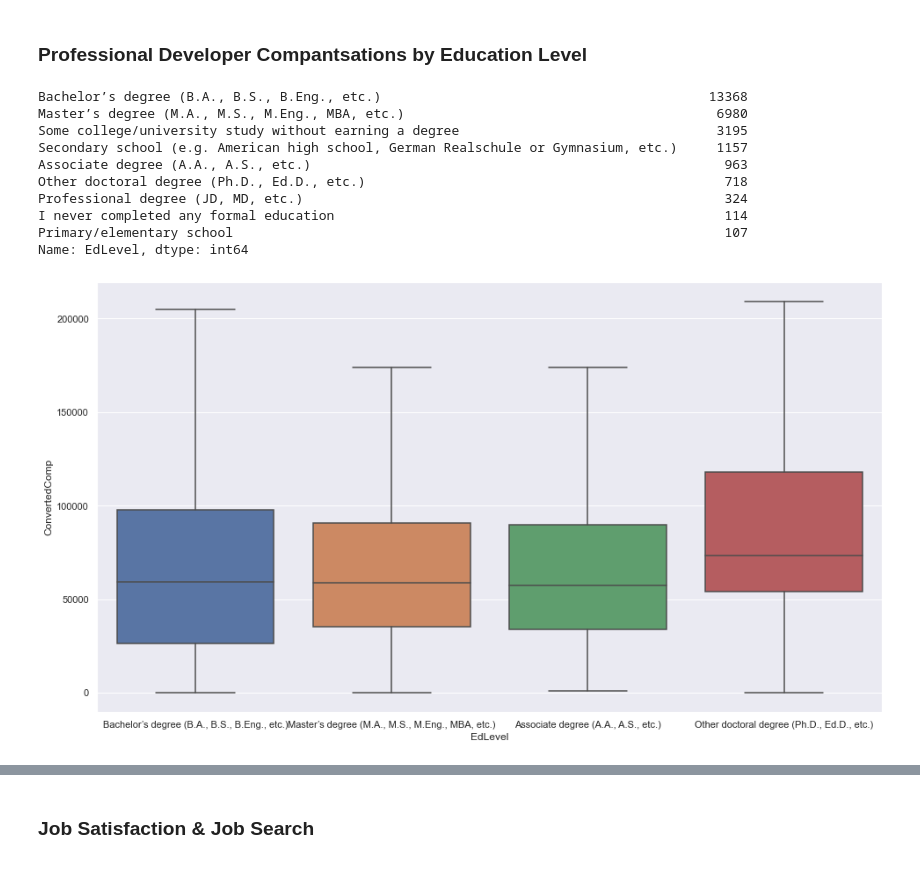
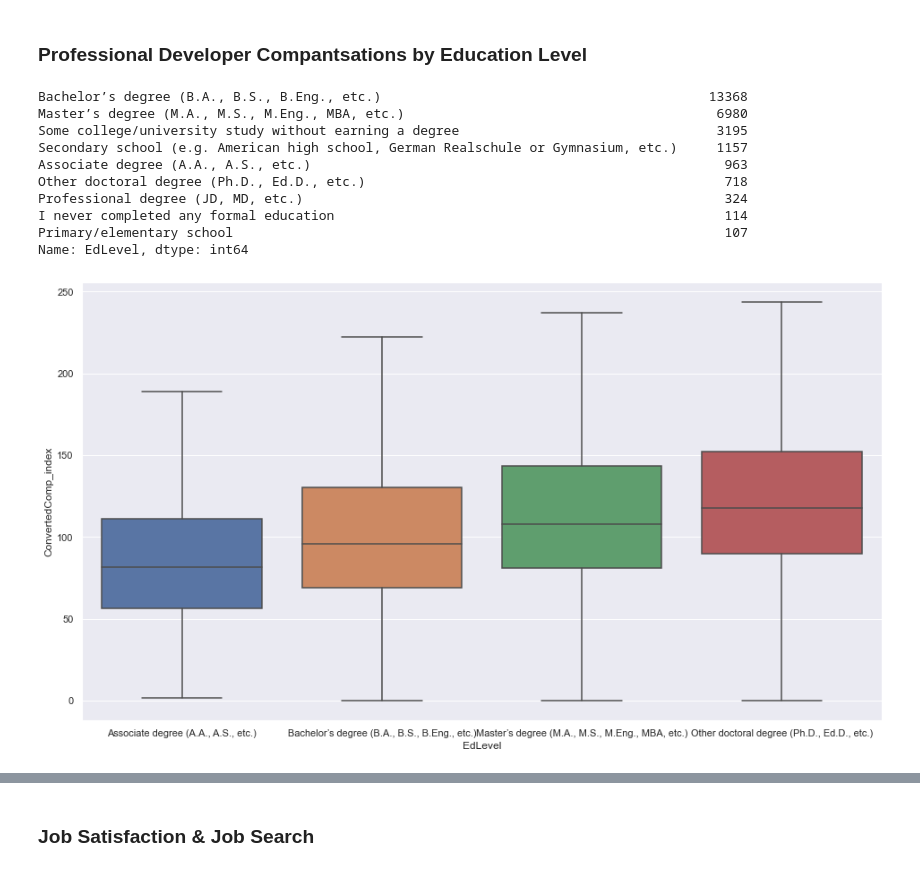
Before and after one commit to erdemsirel/ozu_data_science, a Jupyter notebook: DS 555 - Data Science & Strategy/ds555-project/notebooks/ds555_project-Explanatory-Analysis.ipynb, the cells around one changed output, grey strips where cells are left out. Saved outputs shown, nothing was run; the diff lists cells and outputs as text; code cells hidden in the pictures.

```diff
--- a/DS 555 - Data Science & Strategy/ds555-project/notebooks/ds555_project-Explanatory-Analysis.ipynb
+++ b/DS 555 - Data Science & Strategy/ds555-project/notebooks/ds555_project-Explanatory-Analysis.ipynb
@@ -143,27 +140,27 @@ ax = sns.boxplot(x="YearsCodePro", y="ConvertedComp_index", data=data_,
 # %%
 print(data.EdLevel.value_counts())
 
 degrees = ['Bachelor’s degree (B.A., B.S., B.Eng., etc.)',
             'Master’s degree (M.A., M.S., M.Eng., MBA, etc.)',
             'Other doctoral degree (Ph.D., Ed.D., etc.)',
            "Associate degree (A.A., A.S., etc.)"
           ]
 
 data_ =  data[data.EdLevel.isin(degrees)
               & (data.MainBranch == "I am a developer by profession")
              &  (data.ConvertedComp <= 300000)]
-
-ax = sns.boxplot(x="EdLevel", y="ConvertedComp", data=data_,
+data_ = data_.sort_values("EdLevel")
+ax = sns.boxplot(x="EdLevel", y="ConvertedComp_index", data=data_,
                  showfliers = False)
 # %% [output]
 Bachelor’s degree (B.A., B.S., B.Eng., etc.)                                          13368
 Master’s degree (M.A., M.S., M.Eng., MBA, etc.)                                        6980
 Some college/university study without earning a degree                                 3195
 Secondary school (e.g. American high school, German Realschule or Gymnasium, etc.)     1157
 Associate degree (A.A., A.S., etc.)                                                     963
 Other doctoral degree (Ph.D., Ed.D., etc.)                                              718
 Professional degree (JD, MD, etc.)                                                      324
 I never completed any formal education                                                  114
 Primary/elementary school                                                               107
 Name: EdLevel, dtype: int64
-[figure, old version]
+[figure, new version]
```
Also changed, not shown: parts of 11 cells of this notebook.
